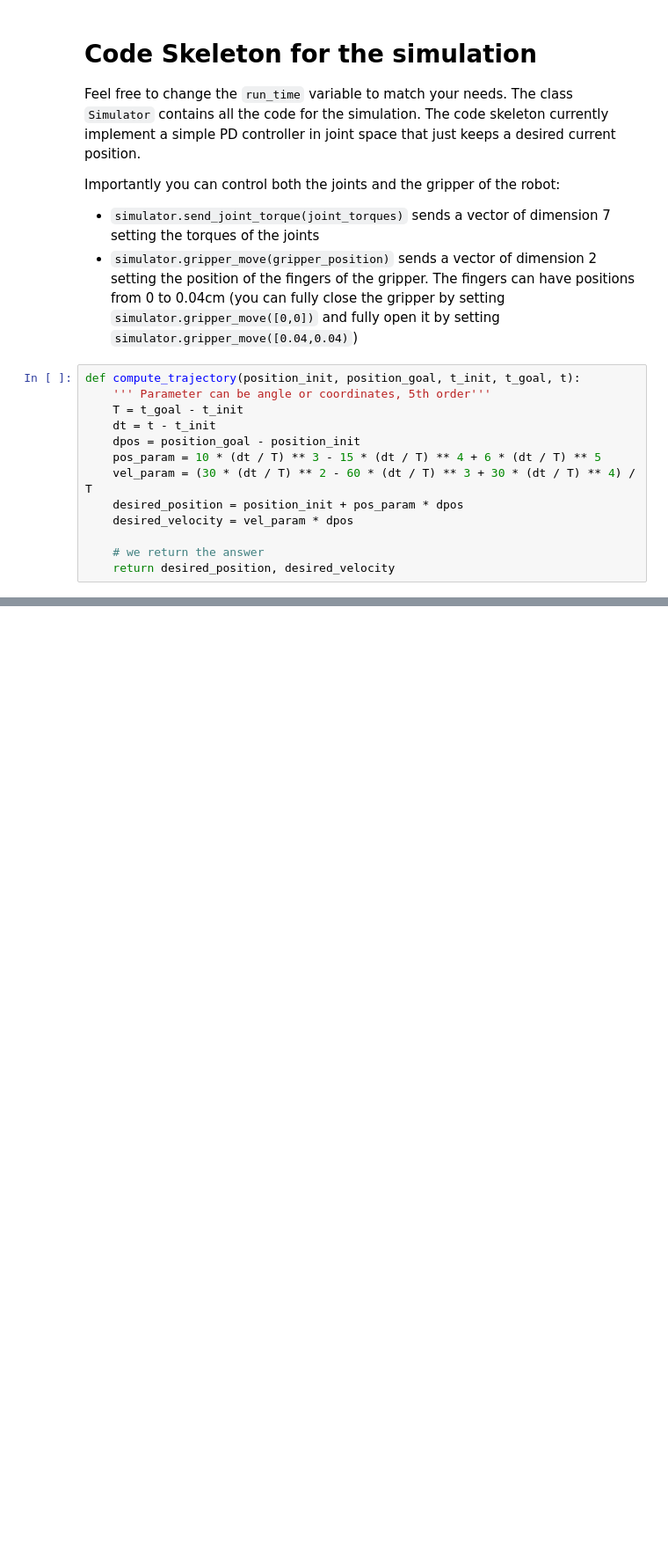
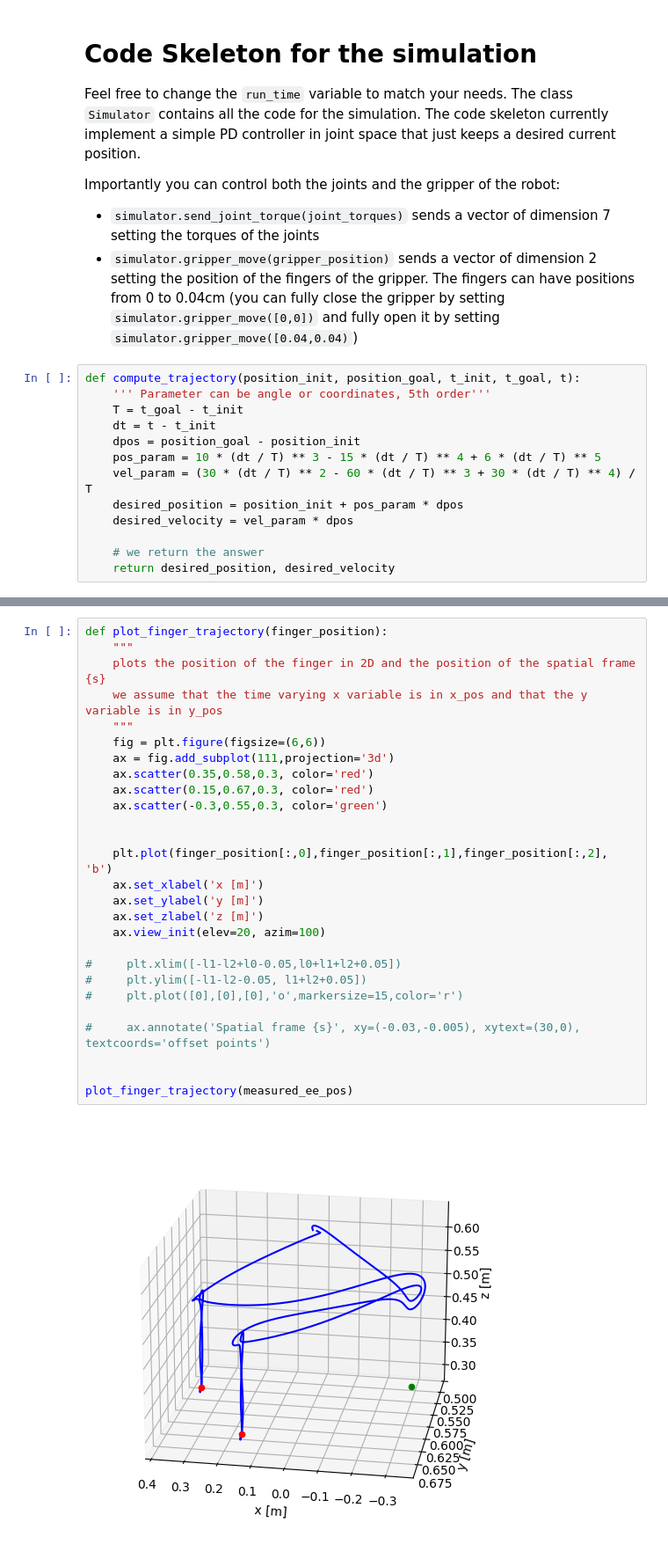
Before and after one commit to andyqin18/ROB2004, a Jupyter notebook: project2023/project.ipynb, the cells around one changed output, grey strips where cells are left out. Shown at 88% size. Cells and saved outputs as stored; diff of their text form; blank space fills up the shorter version.

```diff
--- a/project2023/project.ipynb
+++ b/project2023/project.ipynb
@@ -266,0 +239,29 @@ KeyboardInterrupt:
+# %%
+def plot_finger_trajectory(finger_position):
+    """
+    plots the position of the finger in 2D and the position of the spatial frame {s}
+    we assume that the time varying x variable is in x_pos and that the y variable is in y_pos
+    """
+    fig = plt.figure(figsize=(6,6))
+    ax = fig.add_subplot(111,projection='3d')
+    ax.scatter(0.35,0.58,0.3, color='red')
+    ax.scatter(0.15,0.67,0.3, color='red')
+    ax.scatter(-0.3,0.55,0.3, color='green')
+
+
+    plt.plot(finger_position[:,0],finger_position[:,1],finger_position[:,2], 'b')
+    ax.set_xlabel('x [m]')
+    ax.set_ylabel('y [m]')
+    ax.set_zlabel('z [m]')
+    ax.view_init(elev=20, azim=100)
+
+#     plt.xlim([-l1-l2+l0-0.05,l0+l1+l2+0.05])
+#     plt.ylim([-l1-l2-0.05, l1+l2+0.05])
+#     plt.plot([0],[0],[0],'o',markersize=15,color='r')
+
+#     ax.annotate('Spatial frame {s}', xy=(-0.03,-0.005), xytext=(30,0), textcoords='offset points')
+
+
+plot_finger_trajectory(measured_ee_pos)
+# %% [output]
+[figure, added]
```
Also changed, not shown: parts of 11 cells of this notebook.
